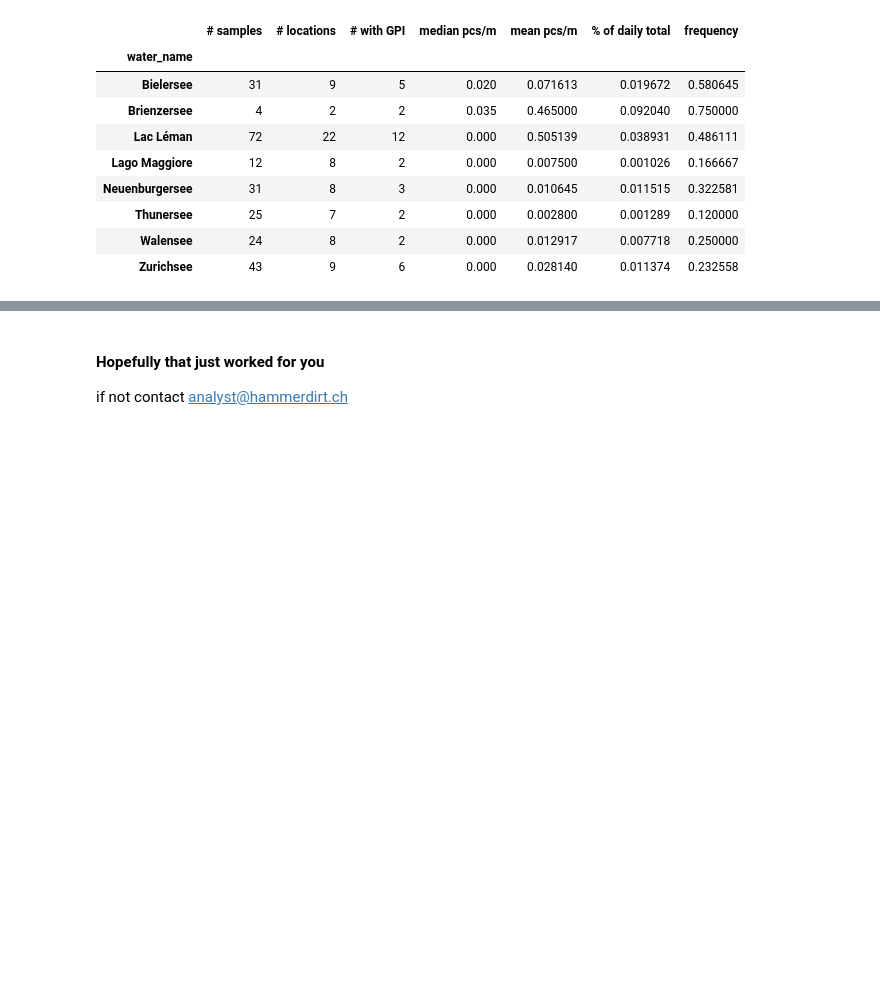
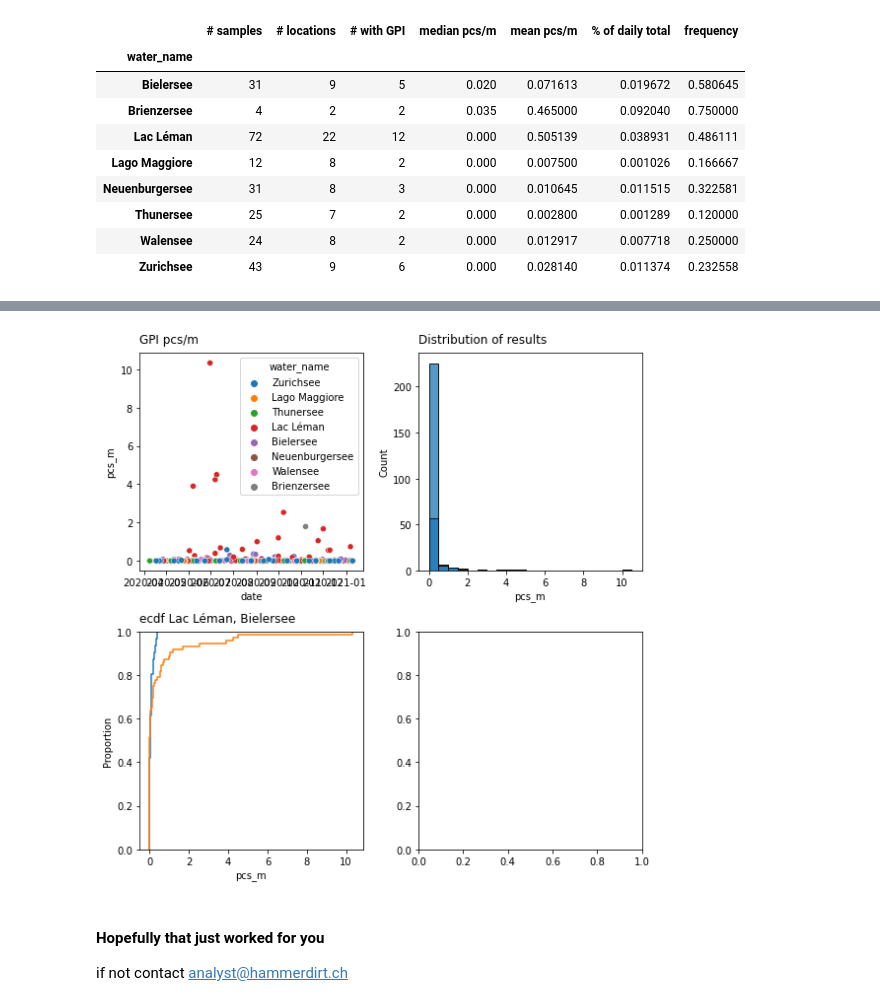
Before and after one commit to hammerdirt-analyst/iqals, a Jupyter notebook: g112_summary.ipynb, the cells around one changed output, grey strips where cells are left out. Cells and saved outputs as stored; diff of their text form; code cells hidden in the pictures; blank space fills up the shorter version.

```diff
--- a/g112_summary.ipynb
+++ b/g112_summary.ipynb
@@ -256,7 +256,7 @@ Of the lakes with 20 samples or more Bielersee has the highest median and freque
 # %%
 dtotal = allDf[['loc_date','water_name', 'pcs_m']].copy()
 dtotal.set_index('loc_date', drop=True, inplace=True)
-g112Dt = g112Df[['loc_date','water_name','pcs_m']].copy()
+g112Dt = g112Df[['loc_date','location','water_name','pcs_m']].copy()
 g112Dt.set_index('loc_date', drop=True, inplace=True)
 survWith = g112Dt[g112Dt.pcs_m > 0].groupby('water_name').count()
 g112Df['p_total'] = g112Df.loc_date.map(lambda x: g112Dt.loc[x].pcs_m/dtotal.loc[x].pcs_m)
@@ -290,3 +317,22 @@ plt.show()
+# %%
+fig, axs = plt.subplots(2,2, figsize=(8,8))
+ax = sns.scatterplot(data=g112Df, x=g112Df.index, y='pcs_m', hue='water_name', ax=axs[0,0])
+
+ax2 = sns.histplot(data=g112Df, x='pcs_m', binwidth=0.5, ax=axs[0,1])
+
+sns.histplot(data=g112Df[g112Df.water_name == 'Lac Léman'], x='pcs_m', binwidth=0.5, ax=axs[0,1])
+
+ax2.set_title("Distribution of results", **title_k)
+ax3 = sns.ecdfplot(data=g112Df[g112Df.water_name == 'Bielersee'], label='Bielersee', x='pcs_m', ax=axs[1,0])
+sns.ecdfplot(data=g112Df[g112Df.water_name == 'Lac Léman'], label='Lac Léman', x='pcs_m', ax=axs[1,0])
+ax3.set_title("ecdf Lac Léman, Bielersee", **title_k)
+ax3.get_legend()
+
+ax.set_title("GPI pcs/m", **title_k)
+plt.tight_layout()
+plt.show()
+# %% [output]
+[figure, added]
 # %%
 # export that data to  ouptut
 
```
Also changed, not shown: parts of 4 cells of this notebook, 1 other file.
